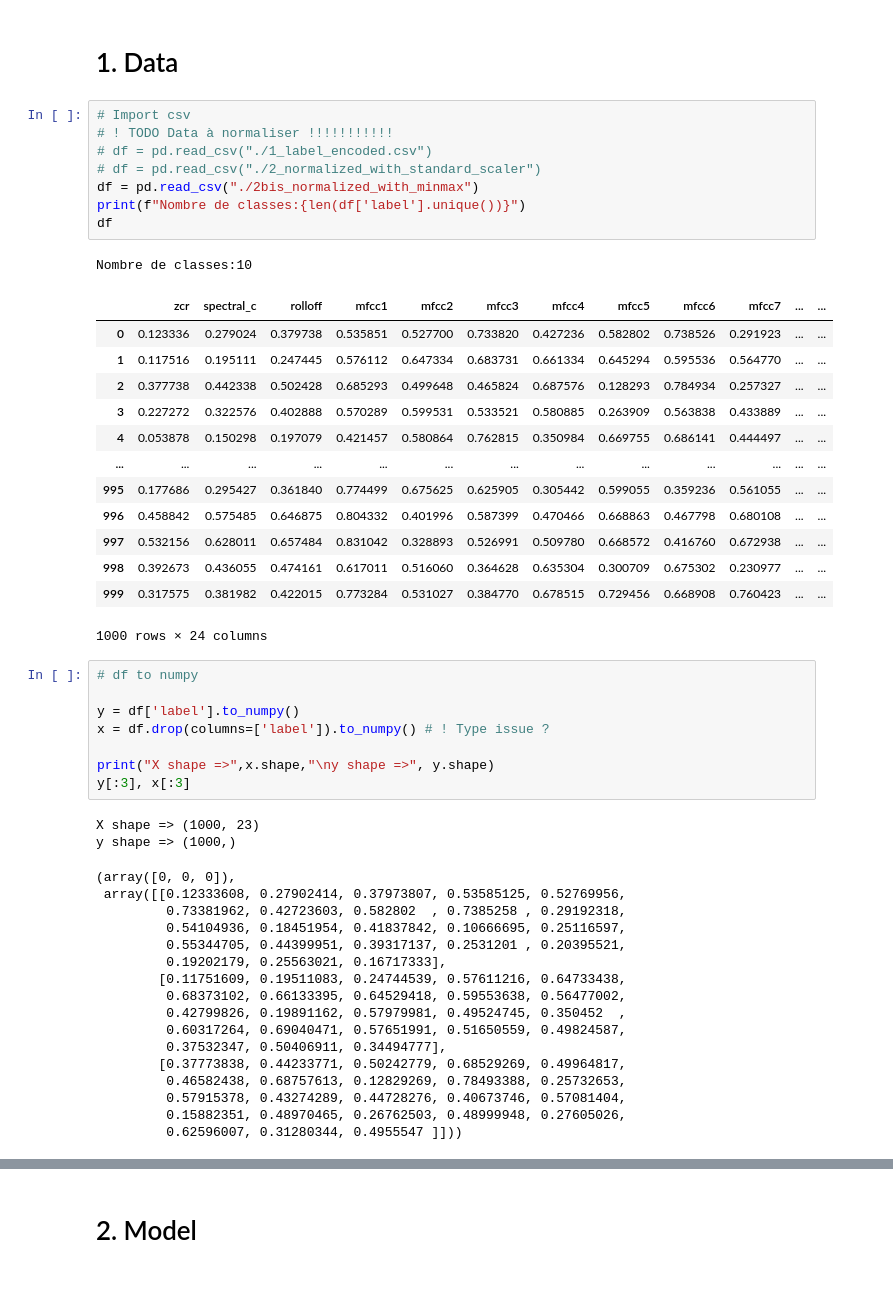
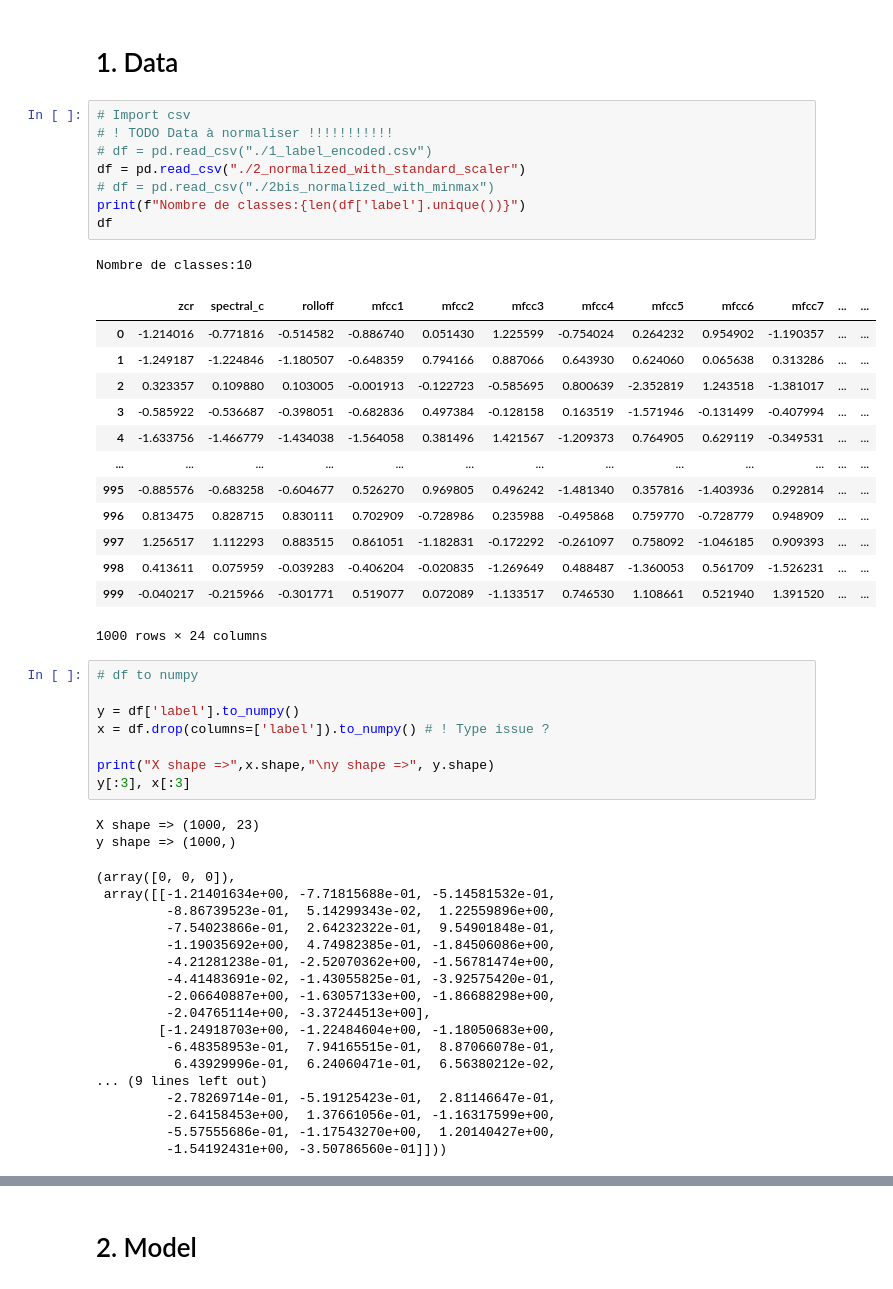
Before and after one commit to Pindice/Music2, a Jupyter notebook: q_labo/previous_model/pytorch_model.ipynb, the cells around one changed output, grey strips where cells are left out. Saved outputs shown, nothing was run; the diff lists cells and outputs as text.

```diff
--- a/q_labo/previous_model/pytorch_model.ipynb
+++ b/q_labo/previous_model/pytorch_model.ipynb
@@ -25,25 +25,25 @@ device
 # %%
 # Import csv
 # ! TODO Data à normaliser !!!!!!!!!!!
 # df = pd.read_csv("./1_label_encoded.csv")
-# df = pd.read_csv("./2_normalized_with_standard_scaler")
-df = pd.read_csv("./2bis_normalized_with_minmax")
+df = pd.read_csv("./2_normalized_with_standard_scaler")
+# df = pd.read_csv("./2bis_normalized_with_minmax")
 print(f"Nombre de classes:{len(df['label'].unique())}")
 df
 # %% [output]
 Nombre de classes:10
 |  | zcr | spectral_c | rolloff | mfcc1 | mfcc2 | mfcc3 | mfcc4 | mfcc5 | mfcc6 | mfcc7 | ... | ... |
-| 0 | 0.123336 | 0.279024 | 0.379738 | 0.535851 | 0.527700 | 0.733820 | 0.427236 | 0.582802 | 0.738526 | 0.291923 | ... | ... |
-| 1 | 0.117516 | 0.195111 | 0.247445 | 0.576112 | 0.647334 | 0.683731 | 0.661334 | 0.645294 | 0.595536 | 0.564770 | ... | ... |
-| 2 | 0.377738 | 0.442338 | 0.502428 | 0.685293 | 0.499648 | 0.465824 | 0.687576 | 0.128293 | 0.784934 | 0.257327 | ... | ... |
-| 3 | 0.227272 | 0.322576 | 0.402888 | 0.570289 | 0.599531 | 0.533521 | 0.580885 | 0.263909 | 0.563838 | 0.433889 | ... | ... |
-| 4 | 0.053878 | 0.150298 | 0.197079 | 0.421457 | 0.580864 | 0.762815 | 0.350984 | 0.669755 | 0.686141 | 0.444497 | ... | ... |
+| 0 | -1.214016 | -0.771816 | -0.514582 | -0.886740 | 0.051430 | 1.225599 | -0.754024 | 0.264232 | 0.954902 | -1.190357 | ... | ... |
+| 1 | -1.249187 | -1.224846 | -1.180507 | -0.648359 | 0.794166 | 0.887066 | 0.643930 | 0.624060 | 0.065638 | 0.313286 | ... | ... |
+| 2 | 0.323357 | 0.109880 | 0.103005 | -0.001913 | -0.122723 | -0.585695 | 0.800639 | -2.352819 | 1.243518 | -1.381017 | ... | ... |
+| 3 | -0.585922 | -0.536687 | -0.398051 | -0.682836 | 0.497384 | -0.128158 | 0.163519 | -1.571946 | -0.131499 | -0.407994 | ... | ... |
+| 4 | -1.633756 | -1.466779 | -1.434038 | -1.564058 | 0.381496 | 1.421567 | -1.209373 | 0.764905 | 0.629119 | -0.349531 | ... | ... |
 | ... | ... | ... | ... | ... | ... | ... | ... | ... | ... | ... | ... | ... |
-| 995 | 0.177686 | 0.295427 | 0.361840 | 0.774499 | 0.675625 | 0.625905 | 0.305442 | 0.599055 | 0.359236 | 0.561055 | ... | ... |
-| 996 | 0.458842 | 0.575485 | 0.646875 | 0.804332 | 0.401996 | 0.587399 | 0.470466 | 0.668863 | 0.467798 | 0.680108 | ... | ... |
-| 997 | 0.532156 | 0.628011 | 0.657484 | 0.831042 | 0.328893 | 0.526991 | 0.509780 | 0.668572 | 0.416760 | 0.672938 | ... | ... |
-| 998 | 0.392673 | 0.436055 | 0.474161 | 0.617011 | 0.516060 | 0.364628 | 0.635304 | 0.300709 | 0.675302 | 0.230977 | ... | ... |
-| 999 | 0.317575 | 0.381982 | 0.422015 | 0.773284 | 0.531027 | 0.384770 | 0.678515 | 0.729456 | 0.668908 | 0.760423 | ... | ... |
+| 995 | -0.885576 | -0.683258 | -0.604677 | 0.526270 | 0.969805 | 0.496242 | -1.481340 | 0.357816 | -1.403936 | 0.292814 | ... | ... |
+| 996 | 0.813475 | 0.828715 | 0.830111 | 0.702909 | -0.728986 | 0.235988 | -0.495868 | 0.759770 | -0.728779 | 0.948909 | ... | ... |
+| 997 | 1.256517 | 1.112293 | 0.883515 | 0.861051 | -1.182831 | -0.172292 | -0.261097 | 0.758092 | -1.046185 | 0.909393 | ... | ... |
+| 998 | 0.413611 | 0.075959 | -0.039283 | -0.406204 | -0.020835 | -1.269649 | 0.488487 | -1.360053 | 0.561709 | -1.526231 | ... | ... |
+| 999 | -0.040217 | -0.215966 | -0.301771 | 0.519077 | 0.072089 | -1.133517 | 0.746530 | 1.108661 | 0.521940 | 1.391520 | ... | ... |
 1000 rows × 24 columns
 # %%
 # df to numpy
@@ -57,21 +57,22 @@ y[:3], x[:3]
 X shape => (1000, 23)
 y shape => (1000,)
 (array([0, 0, 0]),
- array([[0.12333608, 0.27902414, 0.37973807, 0.53585125, 0.52769956,
-         0.73381962, 0.42723603, 0.582802  , 0.7385258 , 0.29192318,
-         0.54104936, 0.18451954, 0.41837842, 0.10666695, 0.25116597,
-         0.55344705, 0.44399951, 0.39317137, 0.2531201 , 0.20395521,
-         0.19202179, 0.25563021, 0.16717333],
-        [0.11751609, 0.19511083, 0.24744539, 0.57611216, 0.64733438,
-         0.68373102, 0.66133395, 0.64529418, 0.59553638, 0.56477002,
-         0.42799826, 0.19891162, 0.57979981, 0.49524745, 0.350452  ,
-         0.60317264, 0.69040471, 0.57651991, 0.51650559, 0.49824587,
-         0.37532347, 0.50406911, 0.34494777],
-        [0.37773838, 0.44233771, 0.50242779, 0.68529269, 0.49964817,
-         0.46582438, 0.68757613, 0.12829269, 0.78493388, 0.25732653,
-         0.57915378, 0.43274289, 0.44728276, 0.40673746, 0.57081404,
-         0.15882351, 0.48970465, 0.26762503, 0.48999948, 0.27605026,
-         0.62596007, 0.31280344, 0.4955547 ]]))
+ array([[-1.21401634e+00, -7.71815688e-01, -5.14581532e-01,
+         -8.86739523e-01,  5.14299343e-02,  1.22559896e+00,
+         -7.54023866e-01,  2.64232322e-01,  9.54901848e-01,
+         -1.19035692e+00,  4.74982385e-01, -1.84506086e+00,
+         -4.21281238e-01, -2.52070362e+00, -1.56781474e+00,
+         -4.41483691e-02, -1.43055825e-01, -3.92575420e-01,
+         -2.06640887e+00, -1.63057133e+00, -1.86688298e+00,
+         -2.04765114e+00, -3.37244513e+00],
+        [-1.24918703e+00, -1.22484604e+00, -1.18050683e+00,
+         -6.48358953e-01,  7.94165515e-01,  8.87066078e-01,
+          6.43929996e-01,  6.24060471e-01,  6.56380212e-02,
+... (9 lines left out)
+         -2.78269714e-01, -5.19125423e-01,  2.81146647e-01,
+         -2.64158453e+00,  1.37661056e-01, -1.16317599e+00,
+         -5.57555686e-01, -1.17543270e+00,  1.20140427e+00,
+         -1.54192431e+00, -3.50786560e-01]]))
 # %%
 # numpy to tensor
 
```
Also changed, not shown: parts of 6 cells of this notebook, 1 other file.
